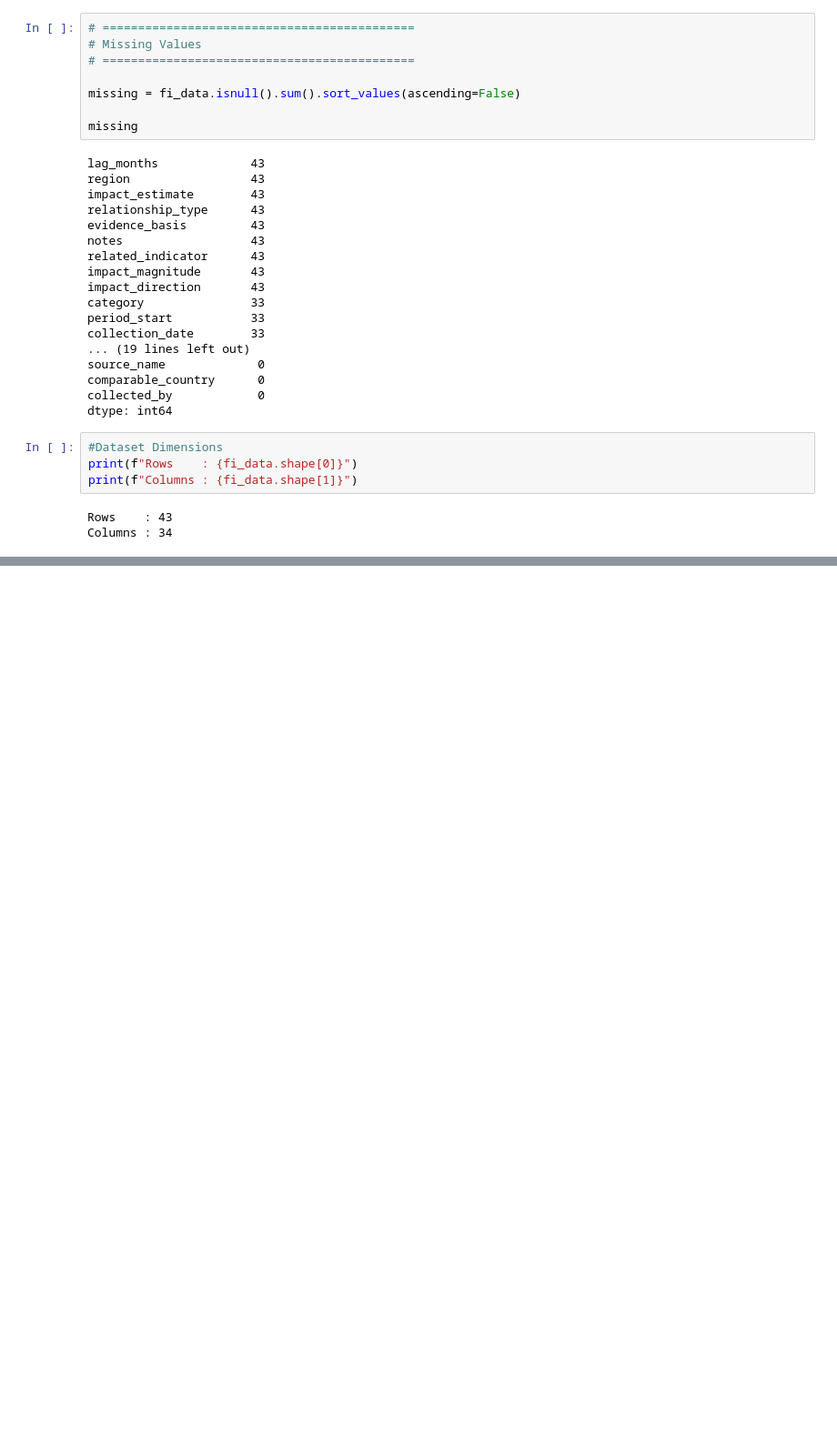
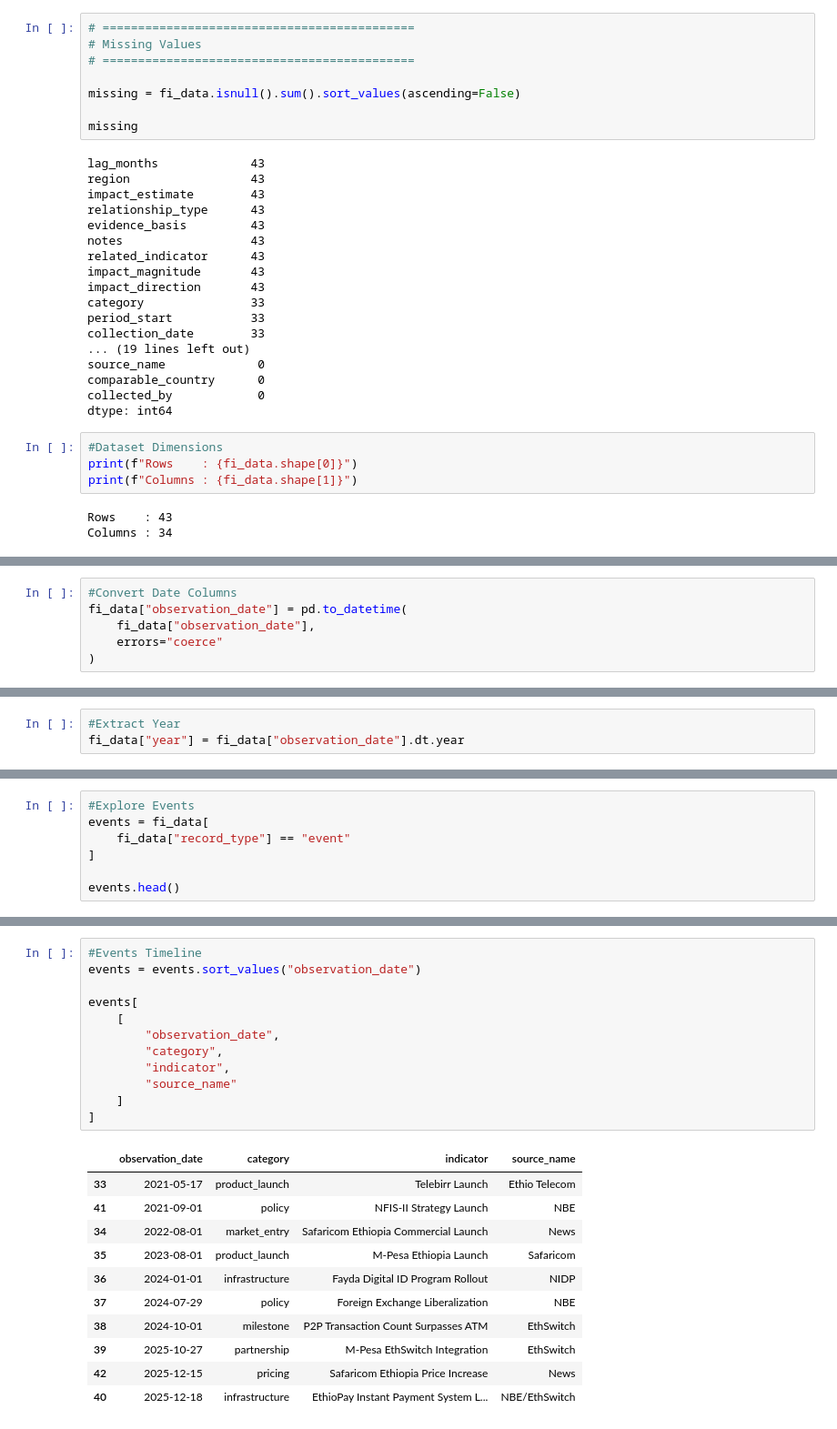
Before and after one commit to senayemekdes/ethiopia-fi-forecast, a Jupyter notebook: ethiopia-fi-forecast/notebooks/task_1_data_exploration.ipynb, the cells around one changed output, grey strips where cells are left out. Shown at 91% size. Cells and saved outputs as stored; diff of their text form; blank space fills up the shorter version.

```diff
--- a/ethiopia-fi-forecast/notebooks/task_1_data_exploration.ipynb
+++ b/ethiopia-fi-forecast/notebooks/task_1_data_exploration.ipynb
@@ -139,0 +256,6 @@ Columns : 34
+# %%
+#Convert Date Columns
+fi_data["observation_date"] = pd.to_datetime(
+    fi_data["observation_date"],
+    errors="coerce"
+)
@@ -139,0 +269,3 @@ Columns : 34
+# %%
+#Extract Year
+fi_data["year"] = fi_data["observation_date"].dt.year
@@ -139,0 +330,7 @@ Columns : 34
+# %%
+#Explore Events
+events = fi_data[
+    fi_data["record_type"] == "event"
+]
+
+events.head()
@@ -139,0 +357,24 @@ Columns : 34
+# %%
+#Events Timeline
+events = events.sort_values("observation_date")
+
+events[
+    [
+        "observation_date",
+        "category",
+        "indicator",
+        "source_name"
+    ]
+]
+# %% [output]
+|  | observation_date | category | indicator | source_name |
+| 33 | 2021-05-17 | product_launch | Telebirr Launch | Ethio Telecom |
+| 41 | 2021-09-01 | policy | NFIS-II Strategy Launch | NBE |
+| 34 | 2022-08-01 | market_entry | Safaricom Ethiopia Commercial Launch | News |
+| 35 | 2023-08-01 | product_launch | M-Pesa Ethiopia Launch | Safaricom |
+| 36 | 2024-01-01 | infrastructure | Fayda Digital ID Program Rollout | NIDP |
+| 37 | 2024-07-29 | policy | Foreign Exchange Liberalization | NBE |
+| 38 | 2024-10-01 | milestone | P2P Transaction Count Surpasses ATM | EthSwitch |
+| 39 | 2025-10-27 | partnership | M-Pesa EthSwitch Integration | EthSwitch |
+| 42 | 2025-12-15 | pricing | Safaricom Ethiopia Price Increase | News |
+| 40 | 2025-12-18 | infrastructure | EthioPay Instant Payment System L... | NBE/EthSwitch |
```
Also changed, not shown: parts of 17 cells of this notebook, 3 other files.
